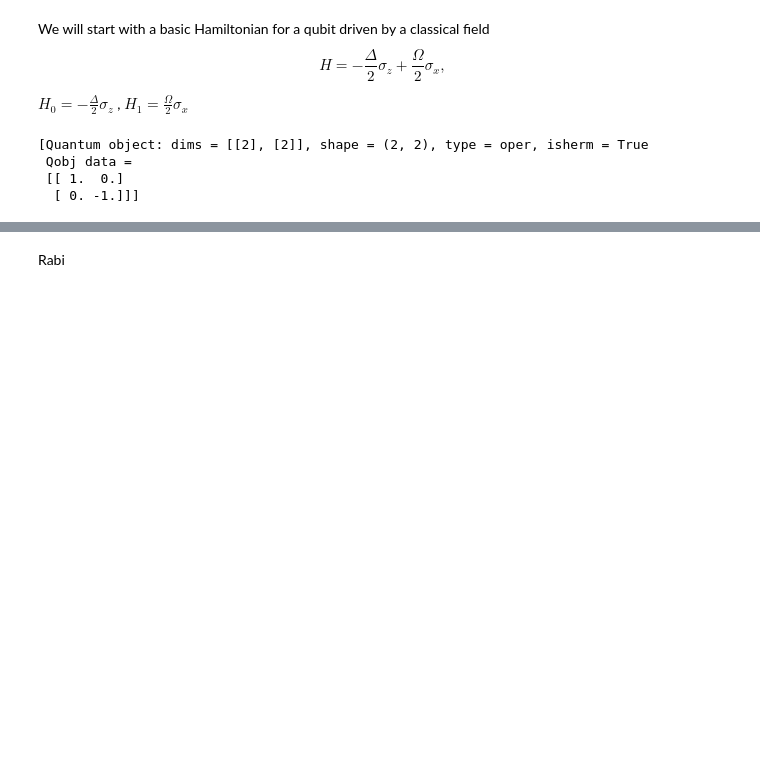
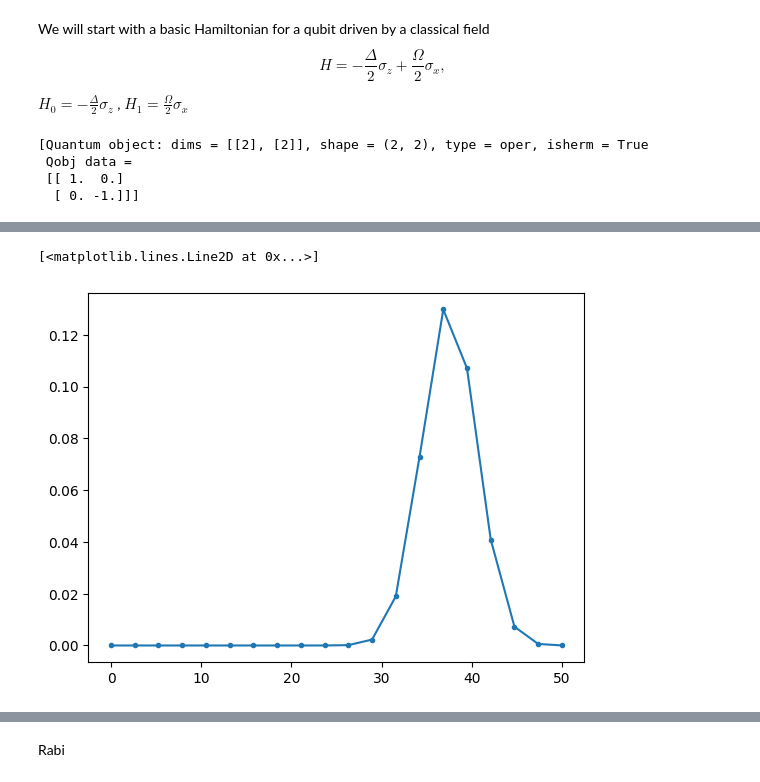
Before and after one commit to VeryBigkind/Dynamic-Decoupling, a Jupyter notebook: Ramsey inteferrometer.ipynb, the cells around one changed output, grey strips where cells are left out. Cells and saved outputs as stored; diff of their text form; code cells hidden in the pictures; blank space fills up the shorter version.

```diff
--- a/Ramsey inteferrometer.ipynb
+++ b/Ramsey inteferrometer.ipynb
@@ -49,5 +87,25 @@ def H1_coeff(t, args):
 # %%
 #A / np.sqrt(2 * np.pi * sig **2) * np.exp(-((t-10) - T / 2) ** 2 / (2 * sig **2))
+# %%
+def H2_coeff(t, args):
+    A = args['A']
+    sig = args['sigma']
+    T = args['T']
+    return A / np.sqrt(2 * np.pi * sig **2) * np.exp(-((t-30) - T / 2) ** 2 / (2 * sig **2))
+# %%
+# pulse shape example
+args = {
+    'A': 1.0,   # pulse amplitude factor
+    'sigma': 3, # sigma of Gaussian
+    'T':15      # duration of pulse (good to choose > 4 * sigma)
+}
+
+t = np.linspace(0, 50, 20)
+plt.figure()
+plt.plot(t, H2_coeff(t, args), '.-')
+# %% [output]
+[<matplotlib.lines.Line2D at 0x...>]
+[figure, added]
 # %%
 H0 = -1/2 *Delta* sz # 2-level qubit Hamiltonian
 H1 = 1/2 * sx # external driving
```
Also changed, not shown: parts of 6 cells of this notebook.
